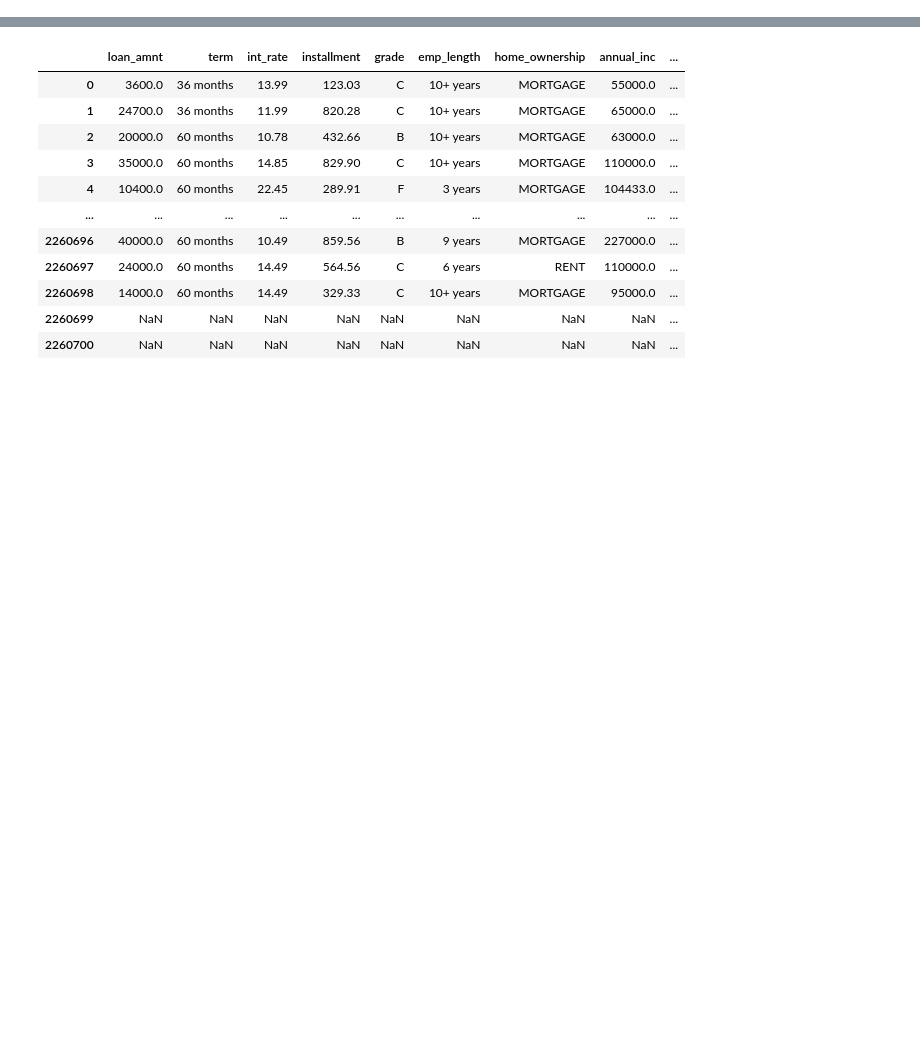
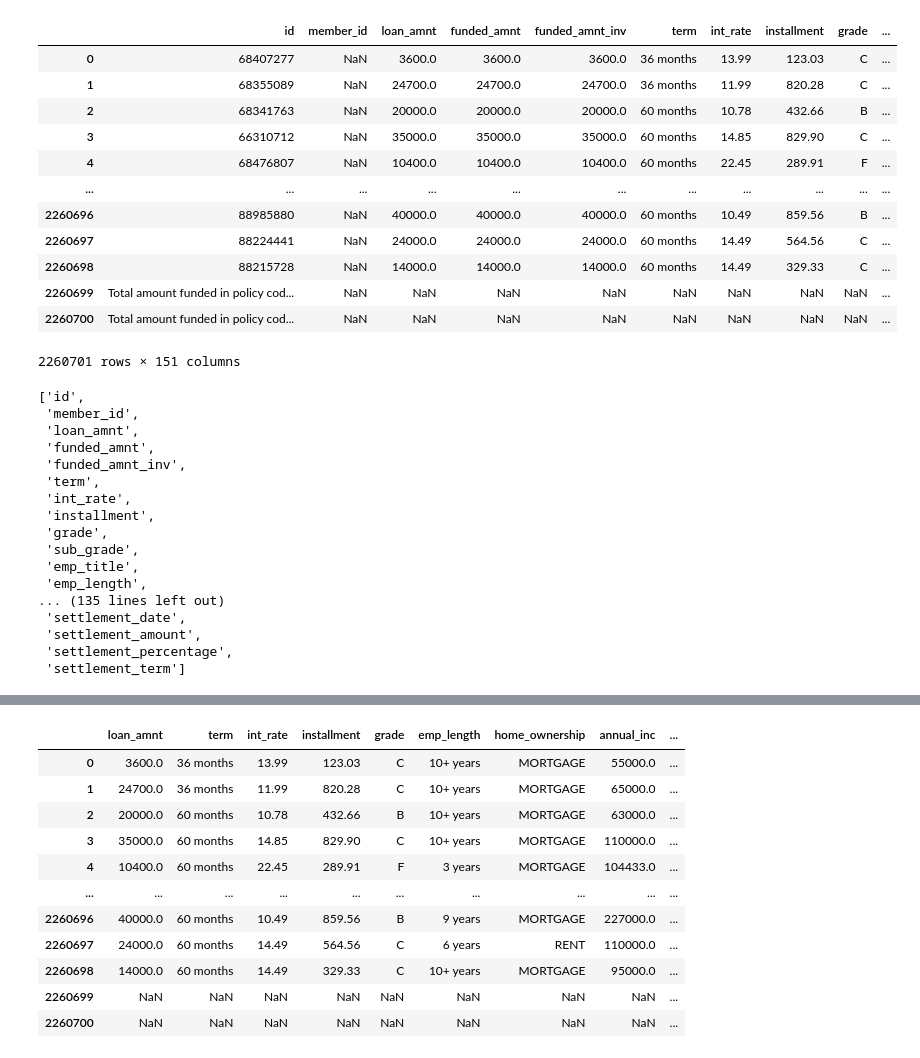
Before and after one commit to Zach-schwark/Honours-Research, a Jupyter notebook: Data/data_preprocessing.ipynb, the cells around one changed output, grey strips where cells are left out. Cells and saved outputs as stored; diff of their text form; code cells hidden in the pictures; blank space fills up the shorter version.

```diff
--- a/Data/data_preprocessing.ipynb
+++ b/Data/data_preprocessing.ipynb
@@ -9,0 +28,35 @@ import datetime
+# %%
+data.describe()
+display(data)
+display(data.columns.to_list())
+# %% [output]
+|  | id | member_id | loan_amnt | funded_amnt | funded_amnt_inv | term | int_rate | installment | grade | ... |
+| 0 | 68407277 | NaN | 3600.0 | 3600.0 | 3600.0 | 36 months | 13.99 | 123.03 | C | ... |
+| 1 | 68355089 | NaN | 24700.0 | 24700.0 | 24700.0 | 36 months | 11.99 | 820.28 | C | ... |
+| 2 | 68341763 | NaN | 20000.0 | 20000.0 | 20000.0 | 60 months | 10.78 | 432.66 | B | ... |
+| 3 | 66310712 | NaN | 35000.0 | 35000.0 | 35000.0 | 60 months | 14.85 | 829.90 | C | ... |
+| 4 | 68476807 | NaN | 10400.0 | 10400.0 | 10400.0 | 60 months | 22.45 | 289.91 | F | ... |
+| ... | ... | ... | ... | ... | ... | ... | ... | ... | ... | ... |
+| 2260696 | 88985880 | NaN | 40000.0 | 40000.0 | 40000.0 | 60 months | 10.49 | 859.56 | B | ... |
+| 2260697 | 88224441 | NaN | 24000.0 | 24000.0 | 24000.0 | 60 months | 14.49 | 564.56 | C | ... |
+| 2260698 | 88215728 | NaN | 14000.0 | 14000.0 | 14000.0 | 60 months | 14.49 | 329.33 | C | ... |
+| 2260699 | Total amount funded in policy cod... | NaN | NaN | NaN | NaN | NaN | NaN | NaN | NaN | ... |
+| 2260700 | Total amount funded in policy cod... | NaN | NaN | NaN | NaN | NaN | NaN | NaN | NaN | ... |
+2260701 rows × 151 columns
+['id',
+ 'member_id',
+ 'loan_amnt',
+ 'funded_amnt',
+ 'funded_amnt_inv',
+ 'term',
+ 'int_rate',
+ 'installment',
+ 'grade',
+ 'sub_grade',
+ 'emp_title',
+ 'emp_length',
+... (135 lines left out)
+ 'settlement_date',
+ 'settlement_amount',
+ 'settlement_percentage',
+ 'settlement_term']
```
Also changed, not shown: parts of 8 cells of this notebook, 6 other files.
